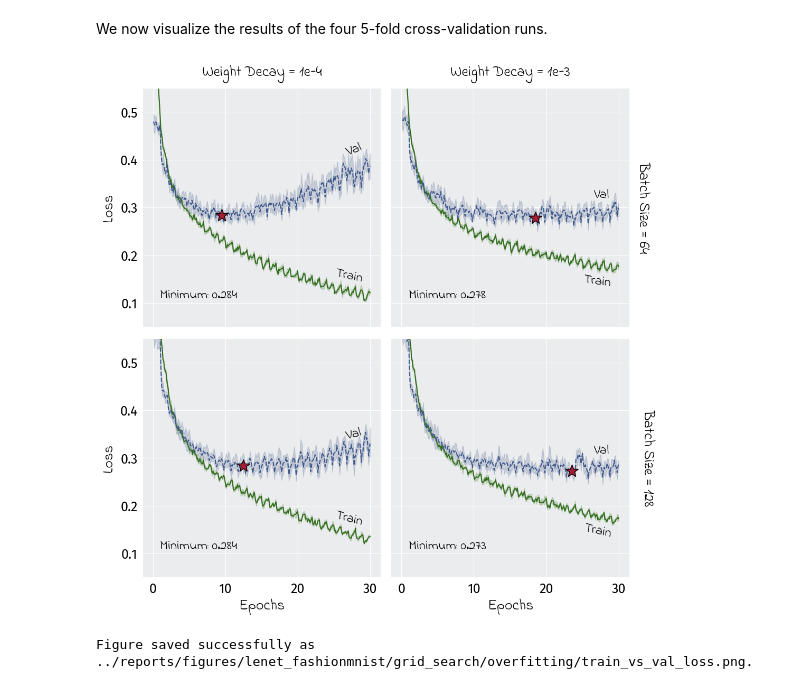
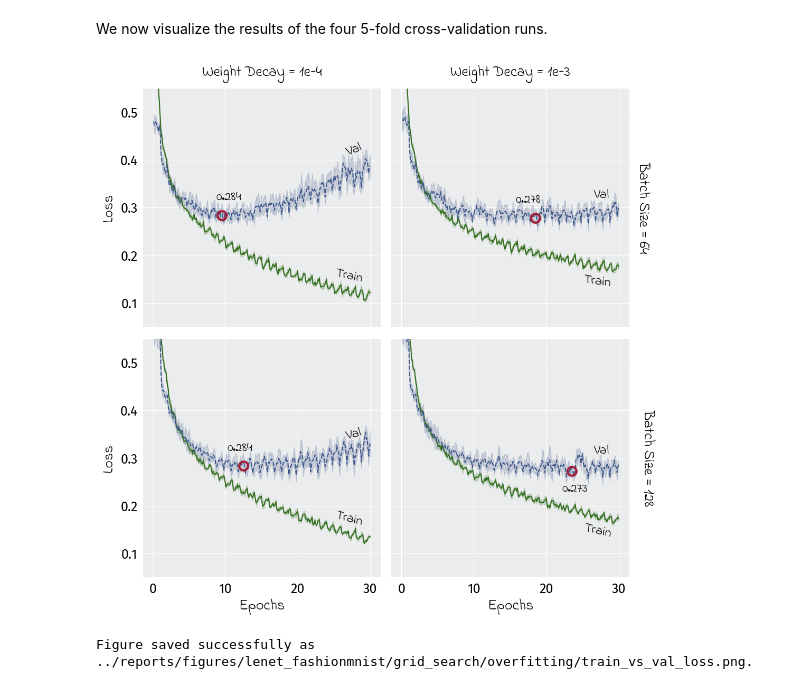
Before and after one commit to mrvnthss/rsa-vision-networks, a Jupyter notebook: notebooks/4.1-mt-data-analysis-lenet-fashionmnist.ipynb, the cells around one changed output. Saved outputs shown, nothing was run; the diff lists cells and outputs as text; code cells hidden in the pictures.

```diff
--- a/notebooks/4.1-mt-data-analysis-lenet-fashionmnist.ipynb
+++ b/notebooks/4.1-mt-data-analysis-lenet-fashionmnist.ipynb
@@ -434,7 +434,7 @@ label_kwargs = [
 for i, j, label_args, label_kwargs in zip(rows, cols, label_args, label_kwargs):
     g.axes[i][j].text(*label_args, **label_kwargs, transform=g.axes[i][j].transAxes, font=label_font, size=20)
 
-# Line annotations
+# For adding line annotations ("Train" and "Val")
 label_train = {
     "pos": {(64, 0.0001): (25, 0.135), (64, 0.001): (25, 0.125), (128, 0.0001): (25, 0.15), (128, 0.001): (25, 0.125)},
     "rot": {(64, 0.0001): -12, (64, 0.001): -8, (128, 0.0001): -15, (128, 0.001): -13}
@@ -444,9 +444,27 @@ label_val = {
     "rot": {(64, 0.0001): 22, (64, 0.001): 0, (128, 0.0001): 15, (128, 0.001): 0}
 }
 
+# For annotating the minimum loss (on the validation set)
+text_pos = {
+    (64, 0.0001): (10.5, 0.32),
+    (64, 0.001): (17.5, 0.315),
+    (128, 0.0001): (12, 0.32),
+    (128, 0.001): (24, 0.235)
+}
+
 # Modify appearance of individual plots
 for (b, wd), ax in g.axes_dict.items():
-    # Annotate lines
+    # Annotate lines ("Train" and "Val")
+    ax.text(
+        label_train["pos"][(b, wd)][0],
+        label_train["pos"][(b, wd)][1],
+        "Train",
+        ha="left",
+        va="bottom",
+        rotation=label_train["rot"][(b, wd)],
+        font=label_font,
+        size=18
+    )
     ax.text(
         label_val["pos"][(b, wd)][0],
         label_val["pos"][(b, wd)][1],
@@ -457,66 +475,57 @@ for (b, wd), ax in g.axes_dict.items():
         font=label_font,
         size=18
     )
-    ax.text(
-        label_train["pos"][(b, wd)][0],
-        label_train["pos"][(b, wd)][1],
-        "Train",
-        ha="left",
-        va="bottom",
-        rotation=label_train["rot"][(b, wd)],
-        font=label_font,
-        size=18
+
+    # Highlight minimum loss (on validation set) by red circle
+    ax.plot(
+        best_epoch_dict[(b, wd)][0] - 0.5,  # places marker at center of epoch
+        best_epoch_dict[(b, wd)][1],
+        marker="o",
+        markeredgecolor=get_color("red"),
+        markeredgewidth=3,
+        markerfacecolor=get_color("red", alpha=0),
+        markersize=12
     )
 
-    # Highlight minimum loss (validation set)
-    ax.plot(
-        best_epoch_dict[(b, wd)][0] - 0.5,  # place marker at center of epoch
-        best_epoch_dict[(b, wd)][1],
-        marker="*",
-        markeredgecolor="black",
-        markerfacecolor=get_color("red"),
-        markersize=18
-    )
-
-    # Annotate minimum loss (validation set)
+    # Annotate minimum loss (on validation set)
     ax.text(
-        1,
-        0.1,
-        f"Minimum: {round(best_epoch_dict[(b, wd)][1], 3)}",
-        ha="left",
-        va="bottom",
+        text_pos[(b, wd)][0],
+        text_pos[(b, wd)][1],
+        round(best_epoch_dict[(b, wd)][1], 3),
+        ha="center",
+        va="center",
         font=label_font,
         size=18
     )
 
     # Remove spines
     ax.spines["left"].set_visible(False)
     ax.spines["bottom"].set_visible(False)
     ax.spines["top"].set_visible(True)
     ax.spines["top"].set_color("white")
 
     # Change background color
     ax.set_facecolor(get_color("anthracite", tint=0.9))
 
     # Add grid
     ax.xaxis.grid(color="white")
     ax.yaxis.grid(color="white")
     ax.set_axisbelow(True)
 
     # Remove ticks and change size of tick labels
     ax.tick_params(
         bottom=False,
         left=False,
         labelsize=18
     )
 
 # Show plot
 plt.show()
 
 # Restore defaults
 plt.rcdefaults()
 # %% [output]
-[figure, old version]
+[figure, new version]
 # %%
 # Save figure
 fig_overfitting = g.fig
```
Also changed, not shown: 1 other file.
